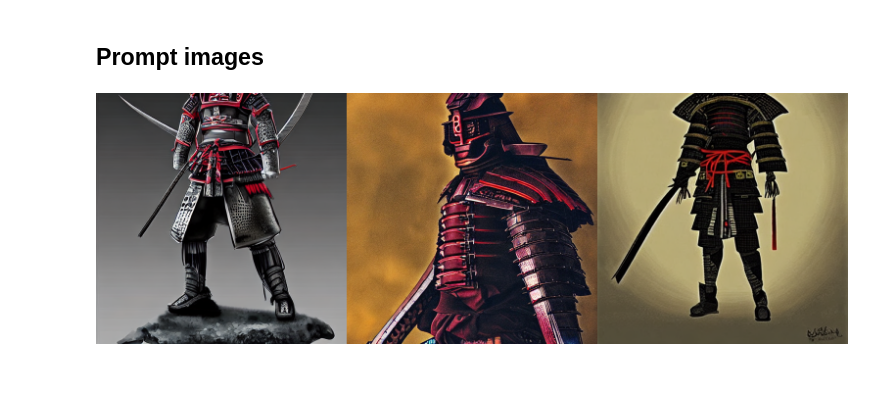
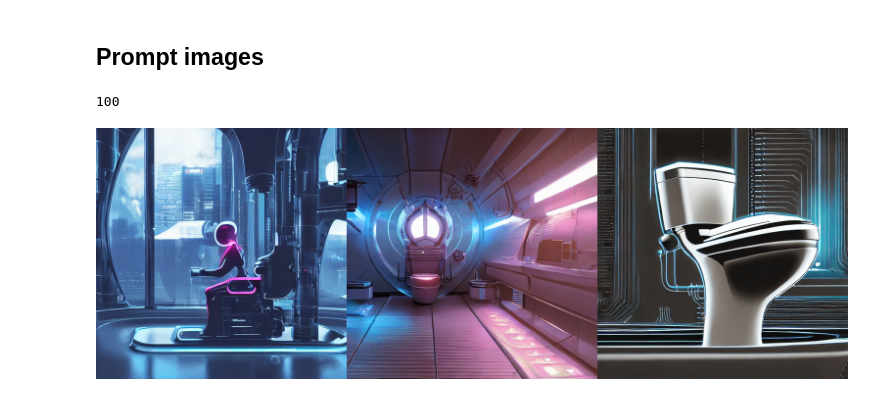
Before and after one commit to MateoProjects/DDIM-Self-Study, a Jupyter notebook: Stable_Diffusion_TFM.ipynb, the cells around one changed output. Cells and saved outputs as stored; diff of their text form; code cells hidden in the pictures.

Commit message:
Add new options and parameters

```diff
--- a/Stable_Diffusion_TFM.ipynb
+++ b/Stable_Diffusion_TFM.ipynb
@@ -40,6 +40,7 @@ git config --global credential.helper store
 # %% [markdown]
 ## Download model
 # %%
+#@title Select model that you want { run: "auto", display-mode: "form" }
 from torch import autocast
 from diffusers import StableDiffusionPipeline, LMSDiscreteScheduler
 import torch
@@ -49,8 +50,17 @@ lms = LMSDiscreteScheduler(
     beta_end=0.012,
     beta_schedule="scaled_linear"
 )
+model = "high precision"#@param ["low precision", "high precision"]
+#@markdown **Note**: Low precision consum less memory and it's more efficient.
+if 'pipe' in locals() or 'pipe' in globals():
+  del pipe
+  torch.cuda.empty_cache()
 
-pipe = StableDiffusionPipeline.from_pretrained("CompVis/stable-diffusion-v1-4", revision="fp16", torch_dtype=torch.float16, use_auth_token=True).to("cuda")
+if model == "low precision":
+  pipe = StableDiffusionPipeline.from_pretrained("CompVis/stable-diffusion-v1-4", revision="fp16", torch_dtype=torch.float16, use_auth_token=True).to("cuda")
+# high precision
+else:
+  pipe = StableDiffusionPipeline.from_pretrained("CompVis/stable-diffusion-v1-4", use_auth_token=True).to("cuda")
 # %%
 #StableDiffusionPipeline.save_pretrained(pipe, save_directory=".")
 from PIL import Image
@@ -69,15 +79,14 @@ def image_grid(imgs, rows, cols):
 ## Prompt images
 # %%
 #@title Inputs { run: "auto", display-mode: "form" }
-imagine = 'A samurai' #@param {type:"string"}
-style = 'Sinister' #@param ["Oil painting", "Cosmic", "Sinister", "Anime", "Manga", "Fantasy"]
-other = 'futuristic' #@param {type:"string"}
-num_inference_steps = 50 #@param {type:"integer"}
-num_images = 3 #@param {type:"integer"}
-height = "512" #@param [256, 512, 1024]
-width = "512" #@param [256, 512, 1024]
-rows = 1 #@param {type:"integer"}
-cols = 3 #@param {type:"integer"}
+imagine = 'nanotech futuristic mechanic toilet, cyberpunk, electronic, in Syd Mead style, cinematic lighting, amazing crisp 8K detail no noise, DOF' #@param {type:"string"}
+style = '' #@param ["", "Oil painting", "Cosmic", "Sinister", "Anime", "Manga", "Fantasy"]
+other = '' #@param {type:"string"}
+num_inference_steps = 100 #@param {type:"integer"}
+guidance_scale = 7.5 #@param
 
-imagine = "% s % s % s"%(imagine, style, other)
+
+imagine = "% s ,% s ,% s"%(imagine, style, other)
 num_inference_steps = num_inference_steps if num_inference_steps > 0 else 50
+# %% [output]
+100
@@ -84,12 +100,14 @@ num_inference_steps = num_inference_steps if num_inference_steps > 0 else 50
 # %%
 #@title Push play for imagine  {display-mode: "form"}
 prompt = [imagine] * num_images
-
+generator = torch.Generator("cuda").manual_seed(1024)
 with autocast("cuda"):
-  images = pipe(prompt, height=int(height), width=int(width), num_inference_steps=num_inference_steps)["sample"]
+  images = pipe(prompt, height=int(height), width=int(width),
+                num_inference_steps=num_inference_steps,
+                guidance_scale=guidance_scale,
+                generator=generator)["sample"]
 
 grid = image_grid(images, rows=rows, cols=cols)
 grid
-#images[0]
 # %% [output]
-[figure, old version]
+[figure, new version]
```
Also changed, not shown: parts of 2 cells of this notebook.
